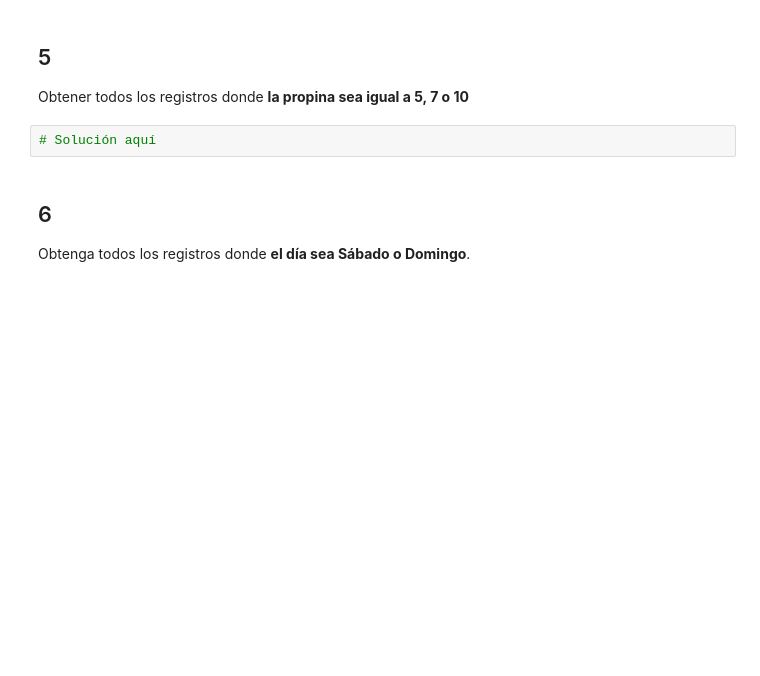
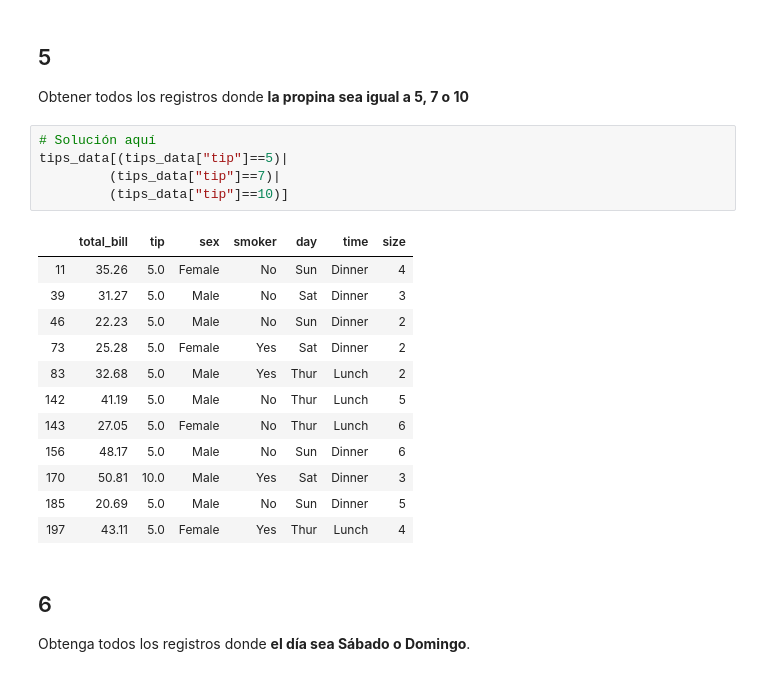
Before and after one commit to memoglez3/porinvv2020, a Jupyter notebook: Modulo1/Tarea2_GonzalezGuillermo.ipynb, the cells around one changed output. Drawn from its saved outputs; the diff is of its cells as text; blank space fills up the shorter version.

```diff
--- a/Modulo1/Tarea2_GonzalezGuillermo.ipynb
+++ b/Modulo1/Tarea2_GonzalezGuillermo.ipynb
@@ -85,8 +150,24 @@ Obtener todos los registros donde **el grupo no contenga fumadores**.
 ## 5
 
 Obtener todos los registros donde **la propina sea igual a 5, 7 o 10**
-# %%
-# Solución aquí
+# %%
+# Solución aquí
+tips_data[(tips_data["tip"]==5)|
+         (tips_data["tip"]==7)|
+         (tips_data["tip"]==10)]
+# %% [output]
+|  | total_bill | tip | sex | smoker | day | time | size |
+| 11 | 35.26 | 5.0 | Female | No | Sun | Dinner | 4 |
+| 39 | 31.27 | 5.0 | Male | No | Sat | Dinner | 3 |
+| 46 | 22.23 | 5.0 | Male | No | Sun | Dinner | 2 |
+| 73 | 25.28 | 5.0 | Female | Yes | Sat | Dinner | 2 |
+| 83 | 32.68 | 5.0 | Male | Yes | Thur | Lunch | 2 |
+| 142 | 41.19 | 5.0 | Male | No | Thur | Lunch | 5 |
+| 143 | 27.05 | 5.0 | Female | No | Thur | Lunch | 6 |
+| 156 | 48.17 | 5.0 | Male | No | Sun | Dinner | 6 |
+| 170 | 50.81 | 10.0 | Male | Yes | Sat | Dinner | 3 |
+| 185 | 20.69 | 5.0 | Male | No | Sun | Dinner | 5 |
+| 197 | 43.11 | 5.0 | Female | Yes | Thur | Lunch | 4 |
 # %% [markdown]
 ## 6
 
```
Also changed, not shown: parts of 17 cells of this notebook.
